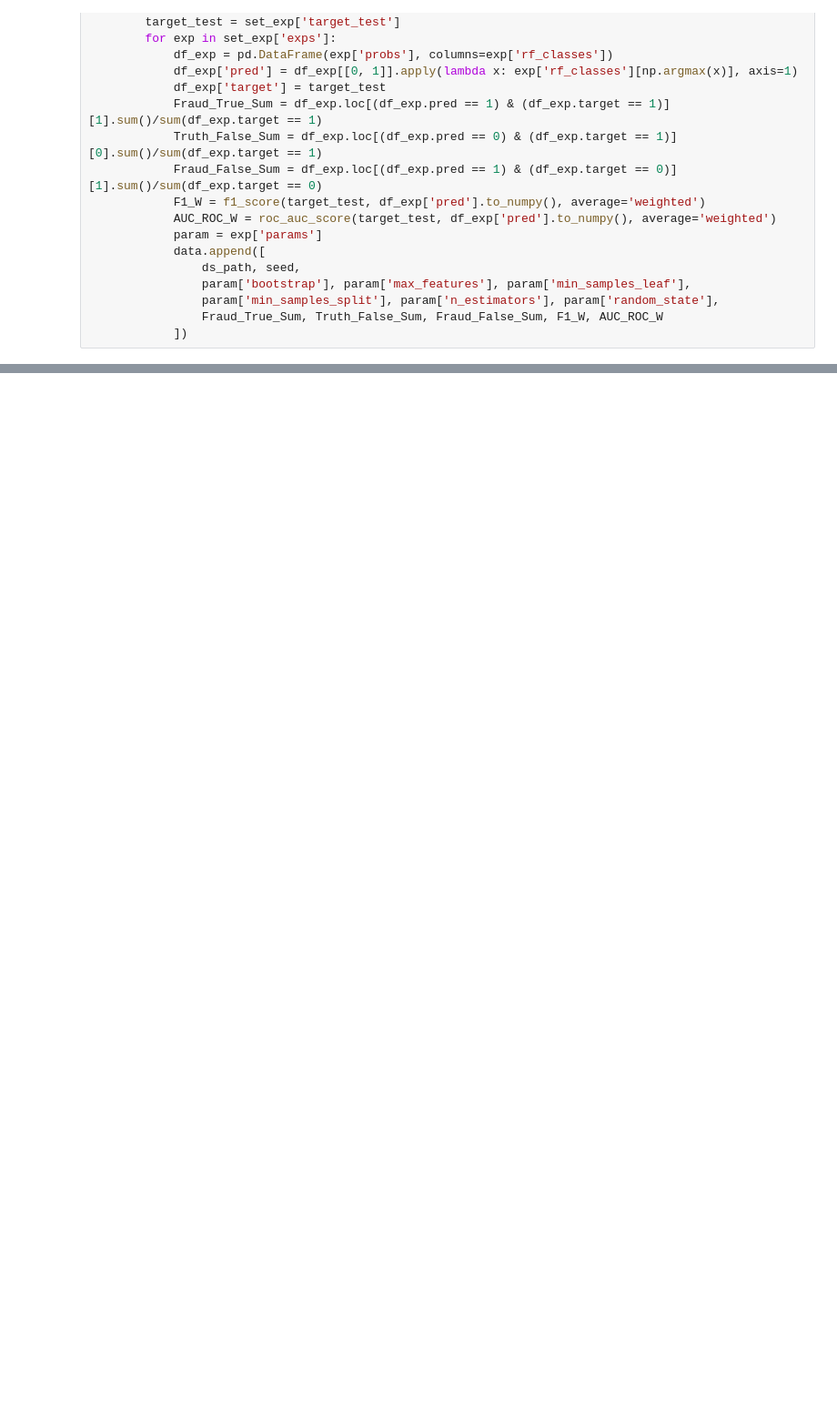
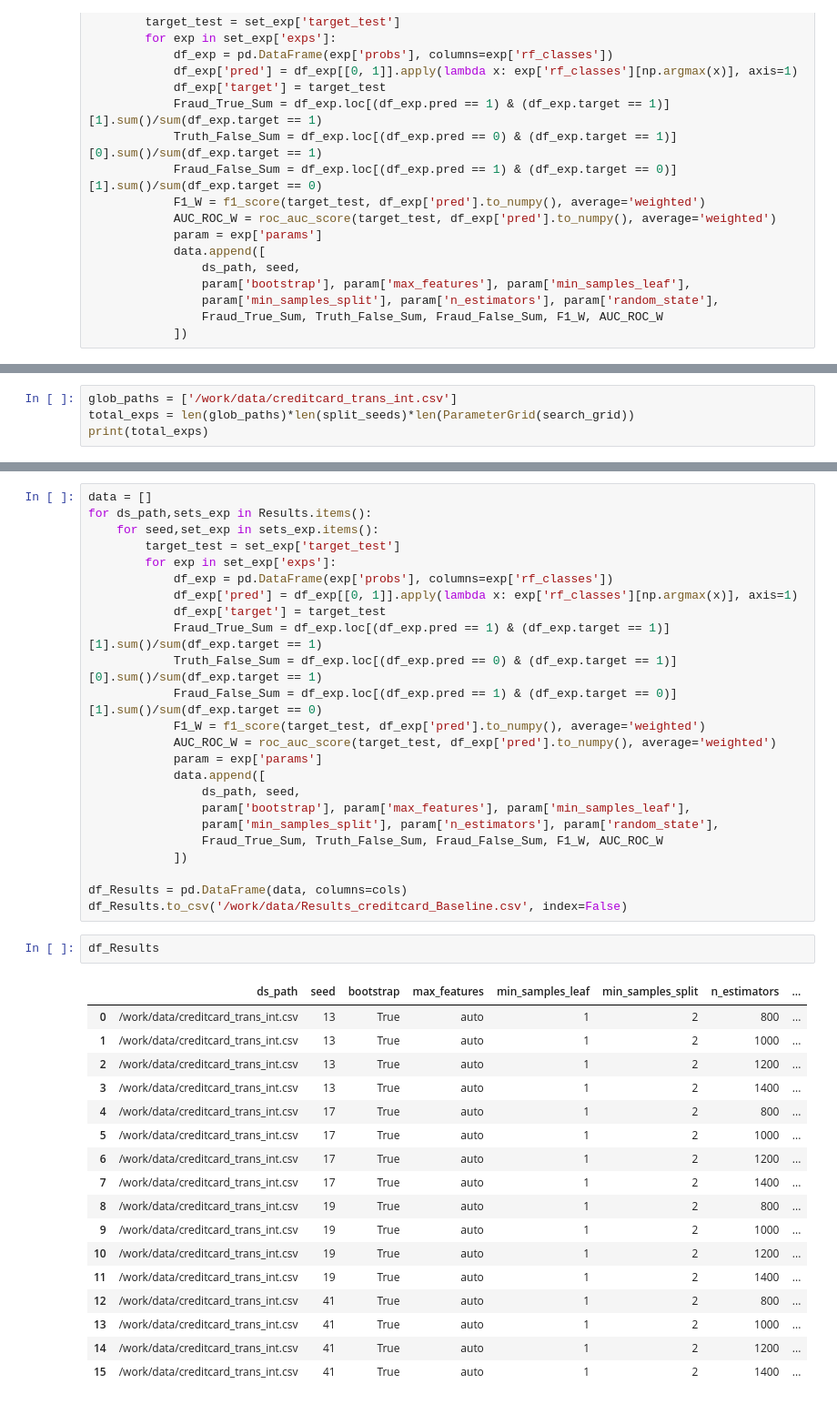
Before and after one commit to ysraell/random-forest-mc, a Jupyter notebook: Baseline_Model.ipynb, the cells around one changed output, grey strips where cells are left out. Shown: that part at 91% size. Cells and saved outputs as stored; diff of their text form; blank space fills up the shorter version.

```diff
--- a/Baseline_Model.ipynb
+++ b/Baseline_Model.ipynb
@@ -291,0 +428,4 @@ print(search_grid)
+# %%
+glob_paths = ['/work/data/creditcard_trans_int.csv']
+total_exps = len(glob_paths)*len(split_seeds)*len(ParameterGrid(search_grid))
+print(total_exps)
@@ -291,0 +475,44 @@ print(search_grid)
+# %%
+data = []
+for ds_path,sets_exp in Results.items():
+    for seed,set_exp in sets_exp.items():
+        target_test = set_exp['target_test']
+        for exp in set_exp['exps']:
+            df_exp = pd.DataFrame(exp['probs'], columns=exp['rf_classes'])
+            df_exp['pred'] = df_exp[[0, 1]].apply(lambda x: exp['rf_classes'][np.argmax(x)], axis=1)
+            df_exp['target'] = target_test
+            Fraud_True_Sum = df_exp.loc[(df_exp.pred == 1) & (df_exp.target == 1)][1].sum()/sum(df_exp.target == 1)
+            Truth_False_Sum = df_exp.loc[(df_exp.pred == 0) & (df_exp.target == 1)][0].sum()/sum(df_exp.target == 1)
+            Fraud_False_Sum = df_exp.loc[(df_exp.pred == 1) & (df_exp.target == 0)][1].sum()/sum(df_exp.target == 0)
+            F1_W = f1_score(target_test, df_exp['pred'].to_numpy(), average='weighted')
+            AUC_ROC_W = roc_auc_score(target_test, df_exp['pred'].to_numpy(), average='weighted')
+            param = exp['params']
+            data.append([
+                ds_path, seed,
+                param['bootstrap'], param['max_features'], param['min_samples_leaf'],
+                param['min_samples_split'], param['n_estimators'], param['random_state'],
+                Fraud_True_Sum, Truth_False_Sum, Fraud_False_Sum, F1_W, AUC_ROC_W
+            ])
+
+df_Results = pd.DataFrame(data, columns=cols)
+df_Results.to_csv('/work/data/Results_creditcard_Baseline.csv', index=False)
+# %%
+df_Results
+# %% [output]
+|  | ds_path | seed | bootstrap | max_features | min_samples_leaf | min_samples_split | n_estimators | ... |
+| 0 | /work/data/creditcard_trans_int.csv | 13 | True | auto | 1 | 2 | 800 | ... |
+| 1 | /work/data/creditcard_trans_int.csv | 13 | True | auto | 1 | 2 | 1000 | ... |
+| 2 | /work/data/creditcard_trans_int.csv | 13 | True | auto | 1 | 2 | 1200 | ... |
+| 3 | /work/data/creditcard_trans_int.csv | 13 | True | auto | 1 | 2 | 1400 | ... |
+| 4 | /work/data/creditcard_trans_int.csv | 17 | True | auto | 1 | 2 | 800 | ... |
+| 5 | /work/data/creditcard_trans_int.csv | 17 | True | auto | 1 | 2 | 1000 | ... |
+| 6 | /work/data/creditcard_trans_int.csv | 17 | True | auto | 1 | 2 | 1200 | ... |
+| 7 | /work/data/creditcard_trans_int.csv | 17 | True | auto | 1 | 2 | 1400 | ... |
+| 8 | /work/data/creditcard_trans_int.csv | 19 | True | auto | 1 | 2 | 800 | ... |
+| 9 | /work/data/creditcard_trans_int.csv | 19 | True | auto | 1 | 2 | 1000 | ... |
+| 10 | /work/data/creditcard_trans_int.csv | 19 | True | auto | 1 | 2 | 1200 | ... |
+| 11 | /work/data/creditcard_trans_int.csv | 19 | True | auto | 1 | 2 | 1400 | ... |
+| 12 | /work/data/creditcard_trans_int.csv | 41 | True | auto | 1 | 2 | 800 | ... |
+| 13 | /work/data/creditcard_trans_int.csv | 41 | True | auto | 1 | 2 | 1000 | ... |
+| 14 | /work/data/creditcard_trans_int.csv | 41 | True | auto | 1 | 2 | 1200 | ... |
+| 15 | /work/data/creditcard_trans_int.csv | 41 | True | auto | 1 | 2 | 1400 | ... |
```
Also changed, not shown: parts of 14 cells of this notebook, 1 other file.
